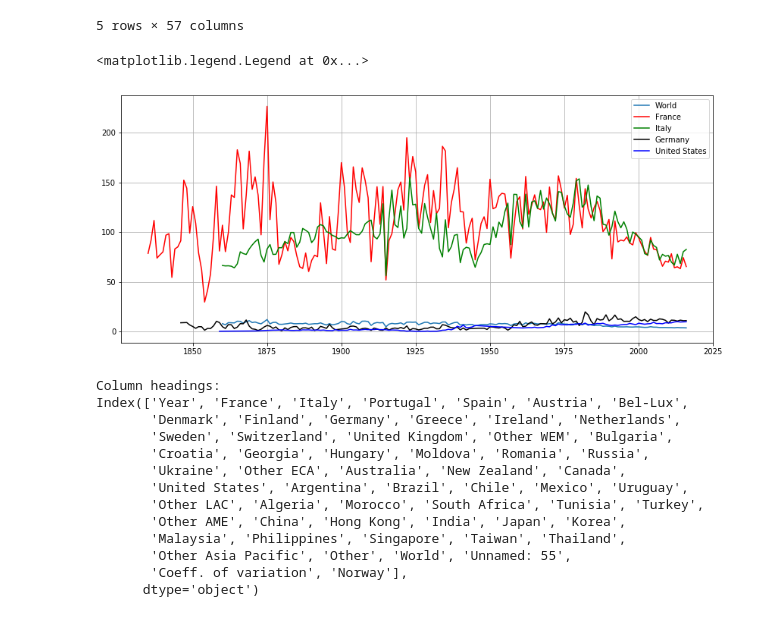
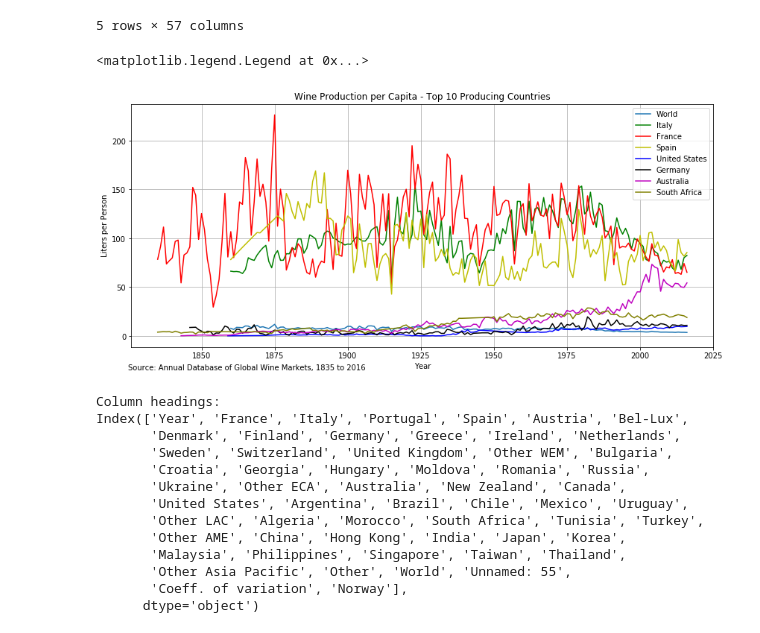
Before and after one commit to renatonico/Pygeons, a Jupyter notebook: notebooks/renato.ipynb, the cells around one changed output. Cells and saved outputs as stored; diff of their text form; code cells hidden in the pictures.

```diff
--- a/notebooks/renato.ipynb
+++ b/notebooks/renato.ipynb
@@ -111,23 +158,35 @@ Index(['Year', 'France', 'Italy', 'Portugal', 'Spain', 'Austria', 'Bel-Lux',
 5 rows × 57 columns
 # %%
 years = T8_df.Year
-prodpc = T8_df.World
+prodpcww = T8_df.World
 prodpcUS = T8_df['United States']
 prodpcIT = T8_df.Italy
 prodpcDE = T8_df.Germany
 prodpcFR = T8_df.France
+prodpcES = T8_df.Spain
+prodpcAU = T8_df.Australia
+prodpcZA = T8_df['South Africa']
 
 plt.figure(figsize=(14,6))
 plt.grid()
-plt.plot(years,prodpc)
-plt.plot(years,prodpcFR, color='r')
+plt.plot(years,prodpcww)
 plt.plot(years,prodpcIT, color='g')
-plt.plot(years,prodpcDE, color='k')
-plt.plot(years,prodpcUS, color='b')
+plt.plot(years,prodpcFR, color='b')
+plt.plot(years,prodpcES, color='y')
+plt.plot(years,prodpcUS, color='r')
+plt.plot(years,prodpcAU, color='m')
+plt.plot(years,prodpcZA, color='k')
+plt.plot(years,prodpcDE, color='olive')
+
+plt.title("Wine Production per Capita - Top 10 Producing Countries")
+plt.xlabel("Year")
+plt.ylabel("Liters per Person")
+plt.text(1825,-35,"Source: Annual Database of Global Wine Markets, 1835 to 2016")
+
 plt.legend()
 # %% [output]
 <matplotlib.legend.Legend at 0x...>
-[figure, old version]
+[figure, new version]
 # %%
 T34_df = pd.read_excel(file, sheet_name='T34 Wine consumption vol', skiprows=1)
 T34_df.rename(columns={'Unnamed: 0': 'Year'}, inplace=True)
```
Also changed, not shown: parts of 17 cells of this notebook.
